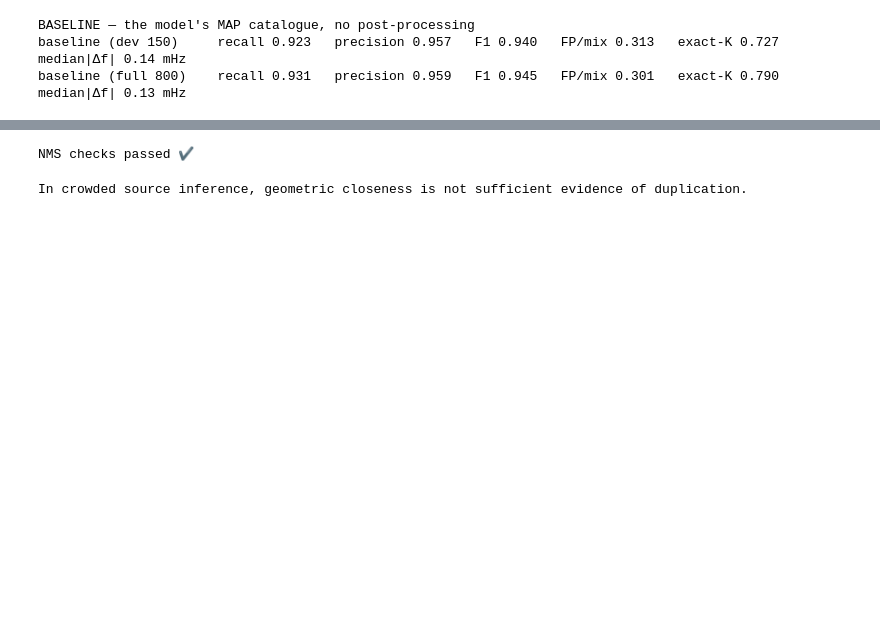
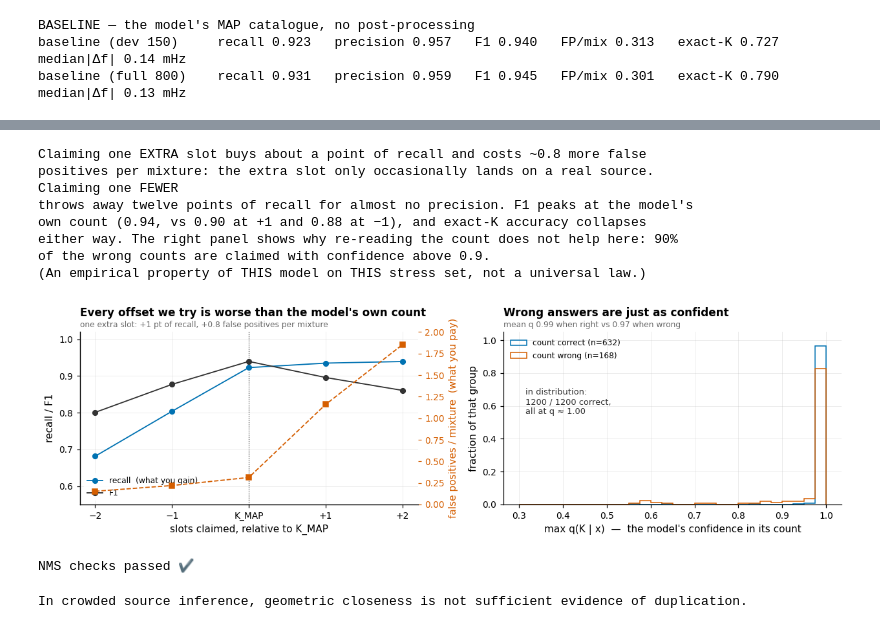
Before and after one commit to nhouba/slotflow-esa-workshop, a Jupyter notebook: slotflow_tutorial_2_solution.ipynb, the cells around one changed output, grey strips where cells are left out. Saved outputs shown, nothing was run; the diff lists cells and outputs as text; code cells hidden in the pictures; blank space fills up the shorter version.

```diff
--- a/slotflow_tutorial_2_solution.ipynb
+++ b/slotflow_tutorial_2_solution.ipynb
@@ -538,2 +507,76 @@ of cardinality thresholding.)
+# %%
+# --- Knob 1: claim a different number of sources -------------------------
+# What: the model only ever undercounts (§4), so the tempting fix is to claim
+#   MORE slots than K_MAP. The pack stores all 10 forced slots, so we can just
+#   try it: K_MAP + d for d = -2 … +2, scored on the dev split.
+# Look for: LEFT — what you gain (recall) against what you pay (false
+#   positives per mixture, right-hand axis). RIGHT — why re-reading the count
+#   cannot help: the confidence the model attaches to a WRONG count.
+def count_offset_catalogue(i, d):
+    """Claim K_MAP + d slots instead of the model's own K_MAP."""
+    k = int(pack["stress_k_pred"][i]) + d
+    return pack["stress_maps"][i][:max(0, min(M, k))]
+
+
+deltas = [-2, -1, 0, 1, 2]
+sw = [evaluate(lambda i, d=d: count_offset_catalogue(i, d), DEV, quiet=True)
+      for d in deltas]
+
+fig, (ax0, ax1) = plt.subplots(1, 2, figsize=(11.5, 3.5))
+ax0.plot(deltas, [s["recall"] for s in sw], marker="o", ms=5, color=C["pred"],
+         label="recall  (what you gain)")
+ax0.plot(deltas, [s["f1"] for s in sw], marker="o", ms=5, color=C["ink"],
+         label="F1")
+ax0.axvline(0, color=C["ink"], lw=0.8, ls=":", zorder=0)
+ax0.set_xticks(deltas, ["−2", "−1", "K_MAP", "+1", "+2"])
+ax0.set_xlabel("slots claimed, relative to K_MAP")
+ax0.set_ylabel("recall / F1"); ax0.set_ylim(0.55, 1.02)
+ax0.legend(loc="lower left", fontsize=8, frameon=True, framealpha=0.92,
+           edgecolor="none")
+axb = ax0.twinx()                                  # the cost, on its own axis
+axb.plot(deltas, [s["fp_per_mixture"] for s in sw], marker="s", ms=5, ls="--",
+         color=C["truth"])
+axb.set_ylabel("false positives / mixture  (what you pay)", color=C["truth"])
+axb.tick_params(axis="y", colors=C["truth"]); axb.set_ylim(0, 2.0)
+axb.grid(False)
+title2(ax0, "Every offset we try is worse than the model's own count",
+       "one extra slot: +1 pt of recall, +0.8 false positives per mixture")
+
+q_max = pack["stress_q_k"].max(axis=-1)
+right = pack["stress_k_pred"] == pack["stress_k_true"]
+bins = np.linspace(0.3, 1.0, 29)
+for m, colr, lbl in [(right, C["pred"], f"count correct (n={right.sum()})"),
+                     (~right, C["truth"], f"count wrong (n={(~right).sum()})")]:
+    ax1.hist(q_max[m], bins=bins, histtype="step", lw=2.2, color=colr,
+             weights=np.ones(m.sum()) / m.sum(), label=lbl)
+ax1.set_xlabel("max q(K | x)  —  the model's confidence in its count")
+ax1.set_ylabel("fraction of that group"); ax1.set_ylim(0, 1.05)
+ax1.legend(loc="upper left", fontsize=8)
+ax1.text(0.315, 0.55, "in distribution:\n1200 / 1200 correct,\nall at q ≈ 1.00",
+         fontsize=8.5, color=C["ink"])
+title2(ax1, "Wrong answers are just as confident",
+       f"mean q {q_max[right].mean():.2f} when right vs "
+       f"{q_max[~right].mean():.2f} when wrong")
+plt.tight_layout()
+
+print("Claiming one EXTRA slot buys about a point of recall and costs ~0.8 "
+      "more false\npositives per mixture: the extra slot only occasionally "
+      "lands on a real source.\nClaiming one FEWER\nthrows away twelve points of recall for almost no "
+      "precision. F1 peaks at the model's\nown count (0.94, vs 0.90 at +1 and "
+      "0.88 at −1), and exact-K accuracy collapses\neither way. The right panel "
+      "shows why re-reading the count does not help here: "
+      f"{(q_max[~right] > 0.9).mean():.0%}\nof the wrong counts are claimed "
+      "with confidence above 0.9.\n(An empirical property of THIS model on "
+      "THIS stress set, not a universal law.)")
+# %% [output]
+Claiming one EXTRA slot buys about a point of recall and costs ~0.8 more false
+positives per mixture: the extra slot only occasionally lands on a real source.
+Claiming one FEWER
+throws away twelve points of recall for almost no precision. F1 peaks at the model's
+own count (0.94, vs 0.90 at +1 and 0.88 at −1), and exact-K accuracy collapses
+either way. The right panel shows why re-reading the count does not help here: 90%
+of the wrong counts are claimed with confidence above 0.9.
+(An empirical property of THIS model on THIS stress set, not a universal law.)
+[figure, added]
 # %%
 # --- Knob 2: duplicate suppression, a.k.a. NMS (reference) -----------------
```
Also changed, not shown: parts of 22 cells of this notebook, 12 other files.
